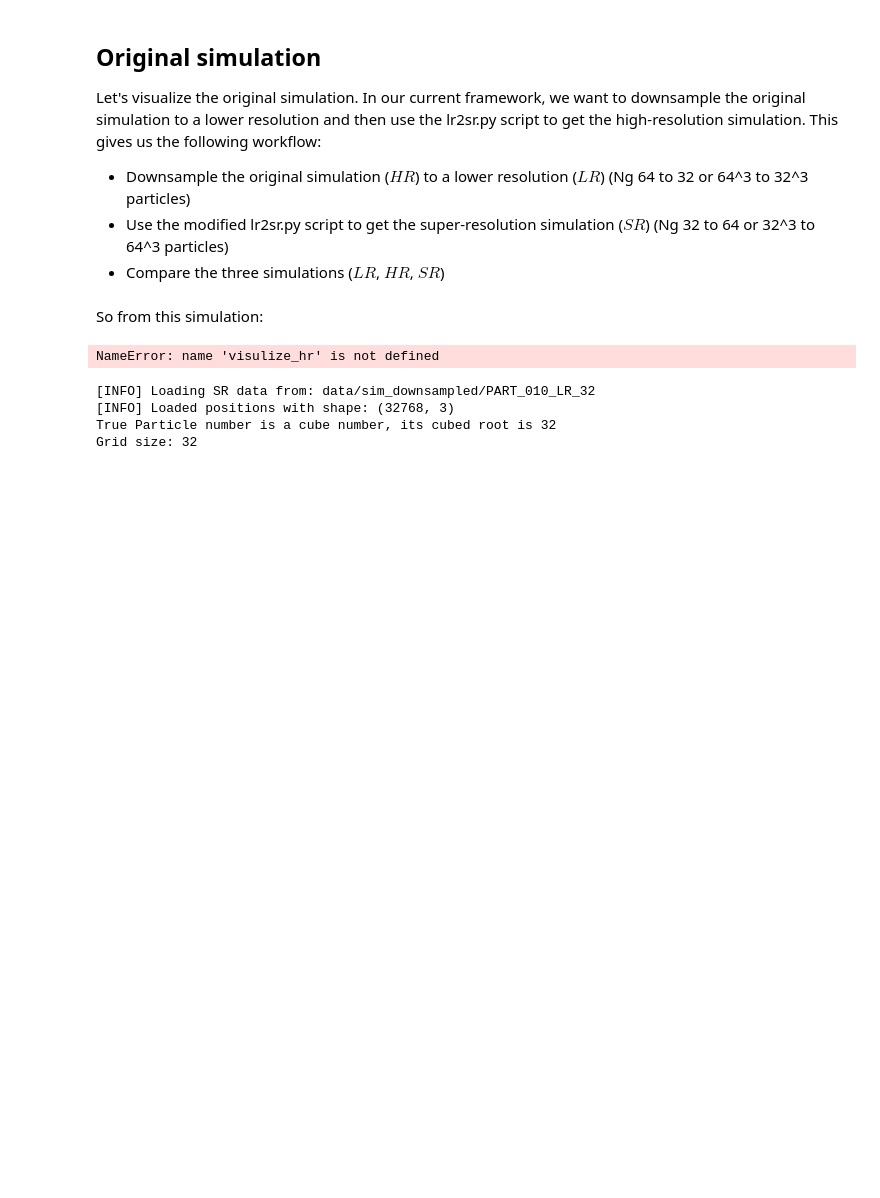
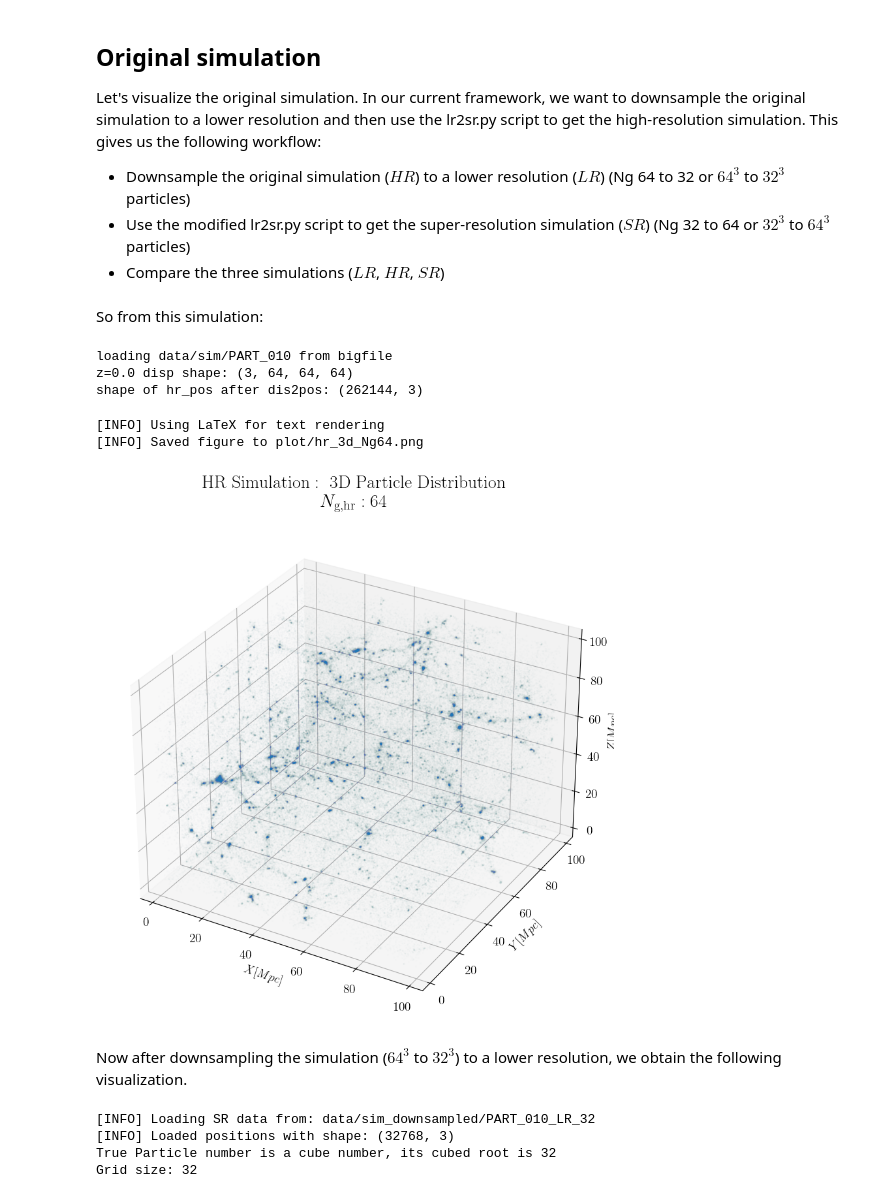
Before and after one commit to Piero3vis/SRS-map2map, a Jupyter notebook: vis_notebook.ipynb, the cells around one changed output. Drawn from its saved outputs; the diff is of its cells as text; code cells hidden in the pictures; blank space fills up the shorter version.

```diff
--- a/vis_notebook.ipynb
+++ b/vis_notebook.ipynb
@@ -11,15 +13,31 @@ import matplotlib.pyplot as plt
 # %% [markdown]
 ## Original simulation
 Let's visualize the original simulation. In our current framework, we want to downsample the original simulation to a lower resolution and then use the lr2sr.py script to get the high-resolution simulation. This gives us the following workflow:
-- Downsample the original simulation ($HR$) to a lower resolution ($LR$) (Ng 64 to 32 or 64^3 to 32^3 particles)
-- Use the modified lr2sr.py script to get the super-resolution simulation ($SR$) (Ng 32 to 64 or 32^3 to 64^3 particles)
+- Downsample the original simulation ($HR$) to a lower resolution ($LR$) (Ng 64 to 32 or $64^3$ to $32^3$ particles)
+- Use the modified lr2sr.py script to get the super-resolution simulation ($SR$) (Ng 32 to 64 or $32^3$ to $64^3$ particles)
 - Compare the three simulations ($LR$, $HR$, $SR$)
 # %% [markdown]
 So from this simulation:
 # %%
 hr_path = "data/sim/PART_010"
-hr_pos = visulize_hr.create_positions(hr_path, 100000, 64)
-#visualize_hr.visualize_hr(hr_pos, 100, 64, s=0.8, alpha=0.08)
+hr_pos = visualize_hr.create_positions(hr_path, 100000, 64)
 # %% [output]
-NameError: name 'visulize_hr' is not defined
+loading data/sim/PART_010 from bigfile
+z=0.0 disp shape: (3, 64, 64, 64)
+shape of hr_pos after dis2pos: (262144, 3)
+# %%
+hr_params = {
+    'Lbox': 100.0,
+    'Ng_hr': 64,
+    's': 0.8,
+    'alpha': 0.008
+}
+
+visualize_hr.visualize_hr(hr_pos, **hr_params)
+# %% [output]
+[INFO] Using LaTeX for text rendering
+[INFO] Saved figure to plot/hr_3d_Ng64.png
+[figure, added]
+# %% [markdown]
+Now after downsampling the simulation ($64^3$ to $32^3$) to a lower resolution, we obtain the following visualization.
 # %%
```
Also changed, not shown: parts of 6 cells of this notebook, 3 other files.
